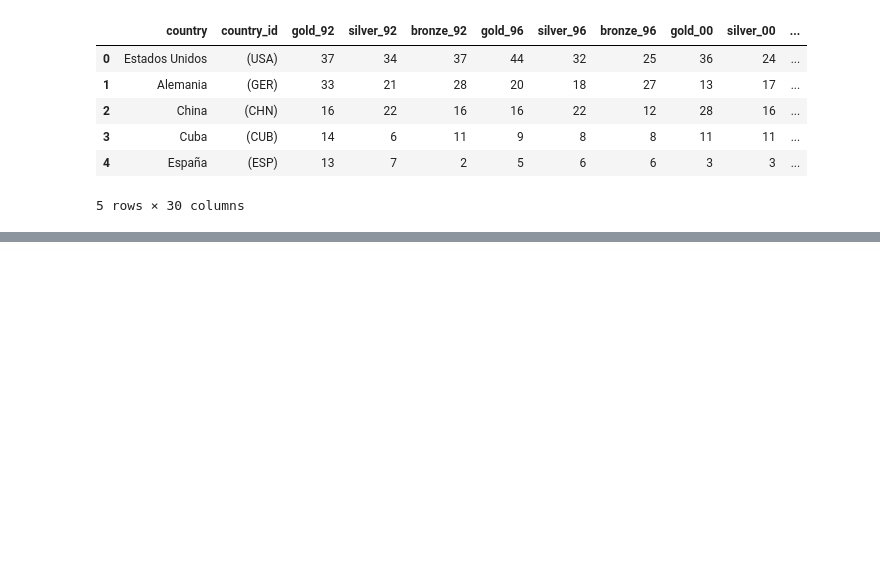
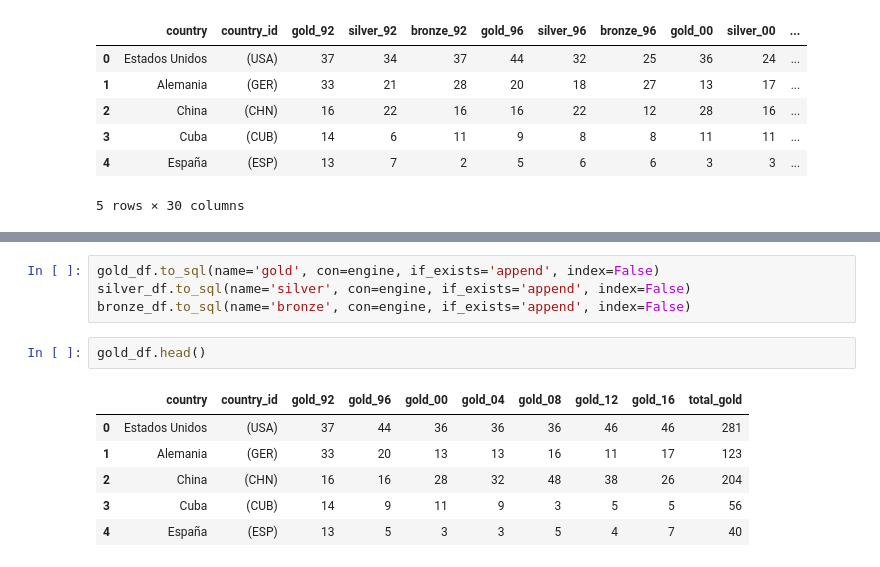
Before and after one commit to MarcoASB/Project1.5, a Jupyter notebook: Project.ipynb, the cells around one changed output, grey strips where cells are left out. Drawn from its saved outputs; the diff is of its cells as text; blank space fills up the shorter version.

```diff
--- a/Project.ipynb
+++ b/Project.ipynb
@@ -206,0 +222,13 @@ bronze_df.head()
+# %%
+gold_df.to_sql(name='gold', con=engine, if_exists='append', index=False)
+silver_df.to_sql(name='silver', con=engine, if_exists='append', index=False)
+bronze_df.to_sql(name='bronze', con=engine, if_exists='append', index=False)
+# %%
+gold_df.head()
+# %% [output]
+|  | country | country_id | gold_92 | gold_96 | gold_00 | gold_04 | gold_08 | gold_12 | gold_16 | total_gold |
+| 0 | Estados Unidos | (USA) | 37 | 44 | 36 | 36 | 36 | 46 | 46 | 281 |
+| 1 | Alemania | (GER) | 33 | 20 | 13 | 13 | 16 | 11 | 17 | 123 |
+| 2 | China | (CHN) | 16 | 16 | 28 | 32 | 48 | 38 | 26 | 204 |
+| 3 | Cuba | (CUB) | 14 | 9 | 11 | 9 | 3 | 5 | 5 | 56 |
+| 4 | España | (ESP) | 13 | 5 | 3 | 3 | 5 | 4 | 7 | 40 |
```
Also changed, not shown: parts of 3 cells of this notebook, 1 other file.
